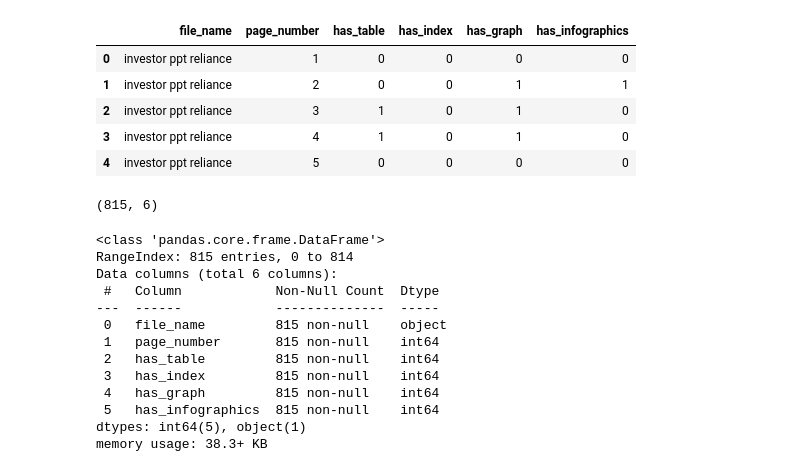
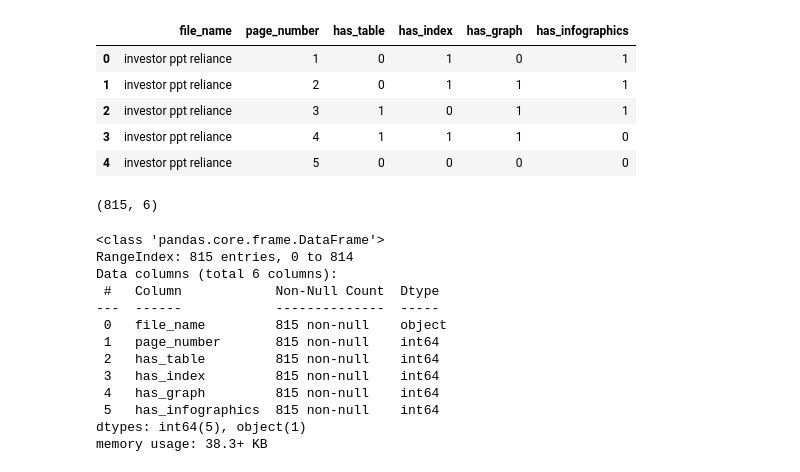
Before and after one commit to ashwinirathore/Backend-Synax, a Jupyter notebook: model_classification.ipynb, the cells around one changed output. Cells and saved outputs as stored; diff of their text form; code cells hidden in the pictures.

```diff
--- a/model_classification.ipynb
+++ b/model_classification.ipynb
@@ -17,12 +11,12 @@ ModuleNotFoundError: No module named 'imblearn'
 # %%
-df = pd.read_csv(r"C:\Users\NPC\Downloads\CompanyDocs data.csv")
+df = pd.read_csv(r"C:\Users\NPC\Downloads\CompanyDocs_balanced_.csv")
 df.head()
 # %% [output]
 |  | file_name | page_number | has_table | has_index | has_graph | has_infographics |
-| 0 | investor ppt reliance | 1 | 0 | 0 | 0 | 0 |
-| 1 | investor ppt reliance | 2 | 0 | 0 | 1 | 1 |
-| 2 | investor ppt reliance | 3 | 1 | 0 | 1 | 0 |
-| 3 | investor ppt reliance | 4 | 1 | 0 | 1 | 0 |
+| 0 | investor ppt reliance | 1 | 0 | 1 | 0 | 1 |
+| 1 | investor ppt reliance | 2 | 0 | 1 | 1 | 1 |
+| 2 | investor ppt reliance | 3 | 1 | 0 | 1 | 1 |
+| 3 | investor ppt reliance | 4 | 1 | 1 | 1 | 0 |
 | 4 | investor ppt reliance | 5 | 0 | 0 | 0 | 0 |
 # %%
 df.shape
```
Also changed, not shown: parts of 6 cells of this notebook.
